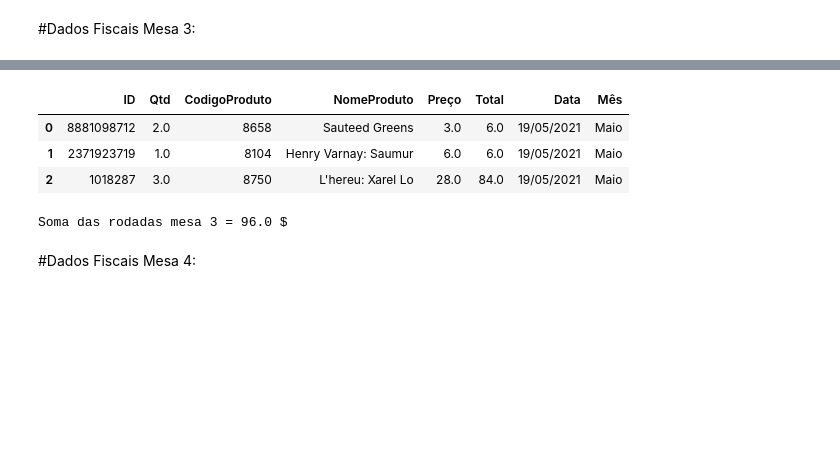
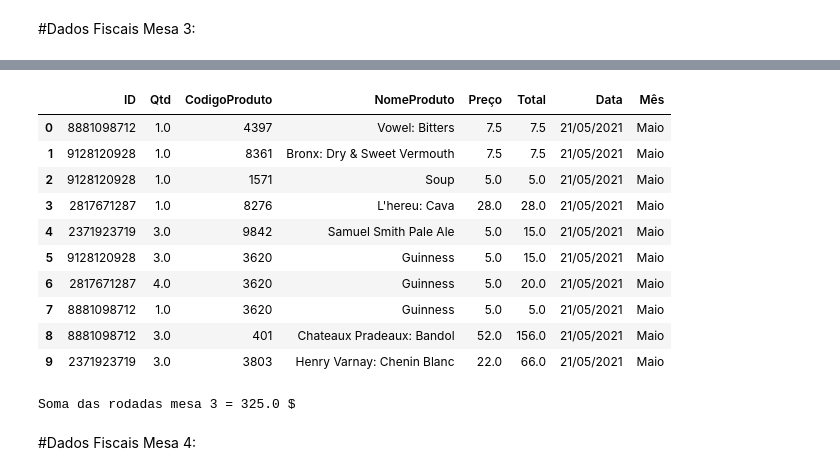
Before and after one commit to RFFSoftwareEngineering/DesafioDataAnalytics, a Jupyter notebook: DesafioFalqon.ipynb, the cells around one changed output, grey strips where cells are left out. Drawn from its saved outputs; the diff is of its cells as text; code cells hidden in the pictures; blank space fills up the shorter version.

```diff
--- a/DesafioFalqon.ipynb
+++ b/DesafioFalqon.ipynb
@@ -306,7 +332,7 @@ Soma das rodadas mesa 2 = 498.5 $
 # %% [markdown]
 #Dados Fiscais Mesa 3:
 # %%
-urlMesa3 = "/content/mesa_3.csv"
+urlMesa3d2 = "/content/mesa_3.csv"
 
-PedidosM3 = pd.read_csv(urlMesa3)
+PedidosM3 = pd.read_csv(urlMesa3d2)
 display(PedidosM3)
@@ -313,26 +351,33 @@ display(PedidosM3)
 # %%
 
-PedidosM3Arrumado = PedidosM3["2371923719\t2\t7780"].str.split("\t", 2, expand = True)
+PedidosM3Arrumado = PedidosM3["9128120928\t3\t8511"].str.split("\t", 2, expand = True)
 
 PedidosM3Arrumado.columns = ['ID', 'Qtd', 'CodigoProduto']
 
 NFMesa3 = pd.merge(PedidosM3Arrumado, CardapioArrumado[["CodigoProduto", "NomeProduto", "Preço"]], on = "CodigoProduto")
 
 NFMesa3["Qtd"] = NFMesa3["Qtd"].astype(float)
 NFMesa3["Preço"] = NFMesa3["Preço"].astype(float)
 dadosNFMesa3 = NFMesa3.assign(Total = NFMesa3.Qtd * NFMesa3.Preço)
-dadosNFMesa3["Data"] = "19/05/2021"
+dadosNFMesa3["Data"] = "21/05/2021"
 dadosNFMesa3["Mês"] = "Maio"
 display(dadosNFMesa3)
 
 SomadasRodadasM3 = dadosNFMesa3.Total.sum()
 print("Soma das rodadas mesa 3 =", SomadasRodadasM3,"$")
 # %% [output]
 |  | ID | Qtd | CodigoProduto | NomeProduto | Preço | Total | Data | Mês |
-| 0 | 8881098712 | 2.0 | 8658 | Sauteed Greens | 3.0 | 6.0 | 19/05/2021 | Maio |
-| 1 | 2371923719 | 1.0 | 8104 | Henry Varnay: Saumur | 6.0 | 6.0 | 19/05/2021 | Maio |
-| 2 | 1018287 | 3.0 | 8750 | L'hereu: Xarel Lo | 28.0 | 84.0 | 19/05/2021 | Maio |
+| 0 | 8881098712 | 1.0 | 4397 | Vowel: Bitters | 7.5 | 7.5 | 21/05/2021 | Maio |
+| 1 | 9128120928 | 1.0 | 8361 | Bronx: Dry & Sweet Vermouth | 7.5 | 7.5 | 21/05/2021 | Maio |
+| 2 | 9128120928 | 1.0 | 1571 | Soup | 5.0 | 5.0 | 21/05/2021 | Maio |
+| 3 | 2817671287 | 1.0 | 8276 | L'hereu: Cava | 28.0 | 28.0 | 21/05/2021 | Maio |
+| 4 | 2371923719 | 3.0 | 9842 | Samuel Smith Pale Ale | 5.0 | 15.0 | 21/05/2021 | Maio |
+| 5 | 9128120928 | 3.0 | 3620 | Guinness | 5.0 | 15.0 | 21/05/2021 | Maio |
+| 6 | 2817671287 | 4.0 | 3620 | Guinness | 5.0 | 20.0 | 21/05/2021 | Maio |
+| 7 | 8881098712 | 1.0 | 3620 | Guinness | 5.0 | 5.0 | 21/05/2021 | Maio |
+| 8 | 8881098712 | 3.0 | 401 | Chateaux Pradeaux: Bandol | 52.0 | 156.0 | 21/05/2021 | Maio |
+| 9 | 2371923719 | 3.0 | 3803 | Henry Varnay: Chenin Blanc | 22.0 | 66.0 | 21/05/2021 | Maio |
-Soma das rodadas mesa 3 = 96.0 $
+Soma das rodadas mesa 3 = 325.0 $
 # %% [markdown]
 #Dados Fiscais Mesa 4:
 # %%
```
Also changed, not shown: parts of 56 cells of this notebook.
